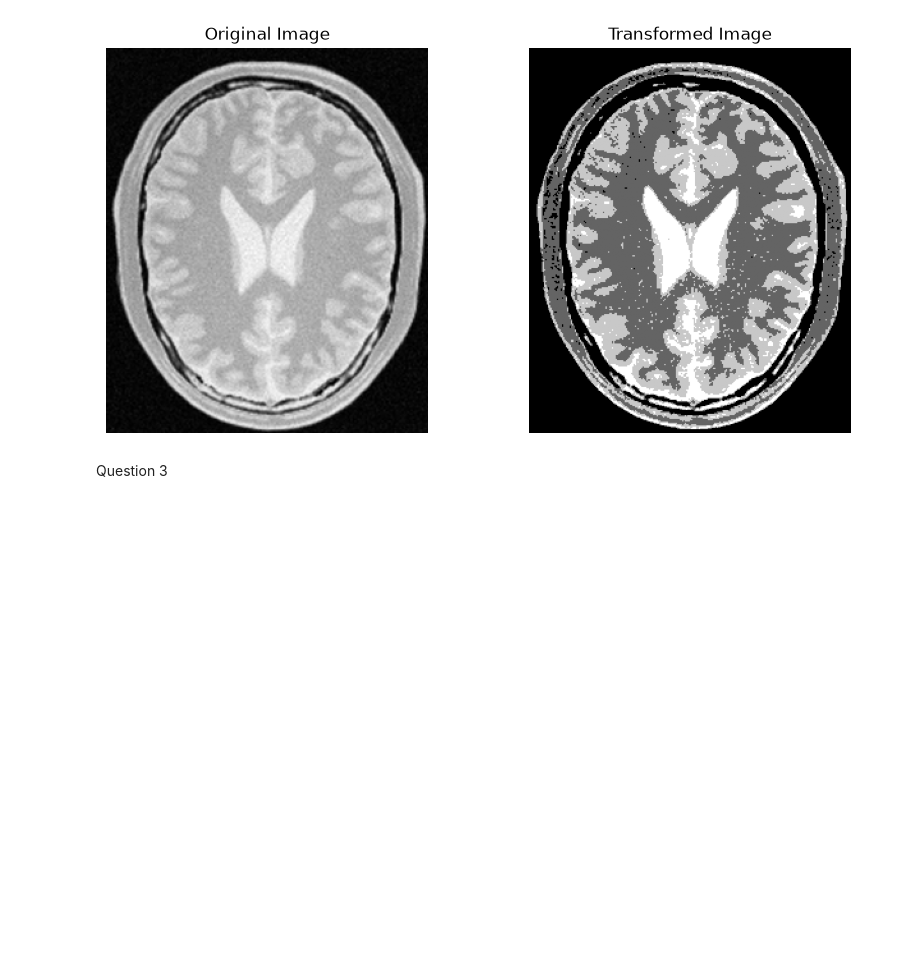
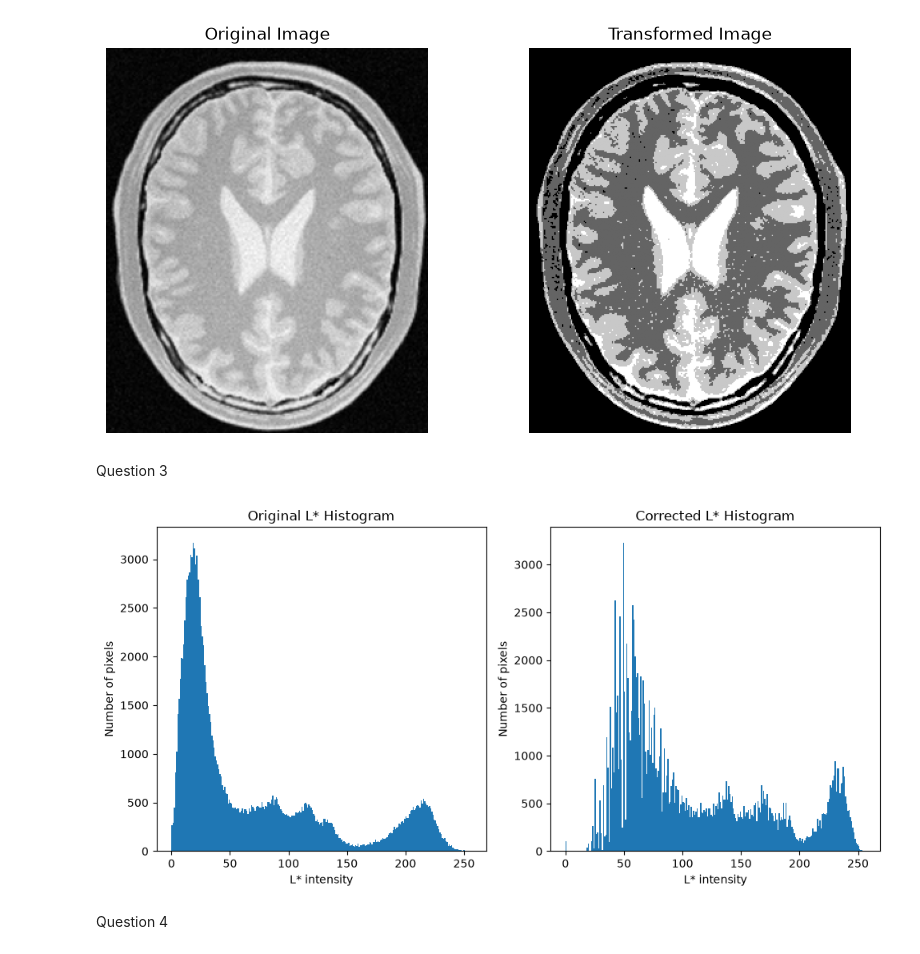
Before and after one commit to RavPraveen/EN3160_assignment_01, a Jupyter notebook: 230564L_a01.ipynb, the cells around one changed output. Drawn from its saved outputs; the diff is of its cells as text; code cells hidden in the pictures; blank space fills up the shorter version.

Commit message:
question 4

```diff
--- a/230564L_a01.ipynb
+++ b/230564L_a01.ipynb
@@ -139,17 +139,21 @@ corrected_img=cv.cvtColor(Lab_merged,cv.COLOR_LAB2BGR)
 # %%
 plt.figure(figsize=(10, 5))
 
 plt.subplot(1, 2, 1)
 plt.hist(img_3.ravel(), bins=256, range=[0, 256])
 plt.title("Original L* Histogram")
 plt.xlabel("L* intensity")
 plt.ylabel("Number of pixels")
 
 plt.subplot(1, 2, 2)
-plt.hist(L_corrected.ravel(), bins=256, range=[0, 256])
+plt.hist(corrected_img.ravel(), bins=256, range=[0, 256])
 plt.title("Corrected L* Histogram")
 plt.xlabel("L* intensity")
 plt.ylabel("Number of pixels")
 
 plt.tight_layout()
 plt.show()
+# %% [output]
+[figure, added]
+# %% [markdown]
+Question 4
```
Also changed, not shown: parts of 3 cells of this notebook, 1 other file.
